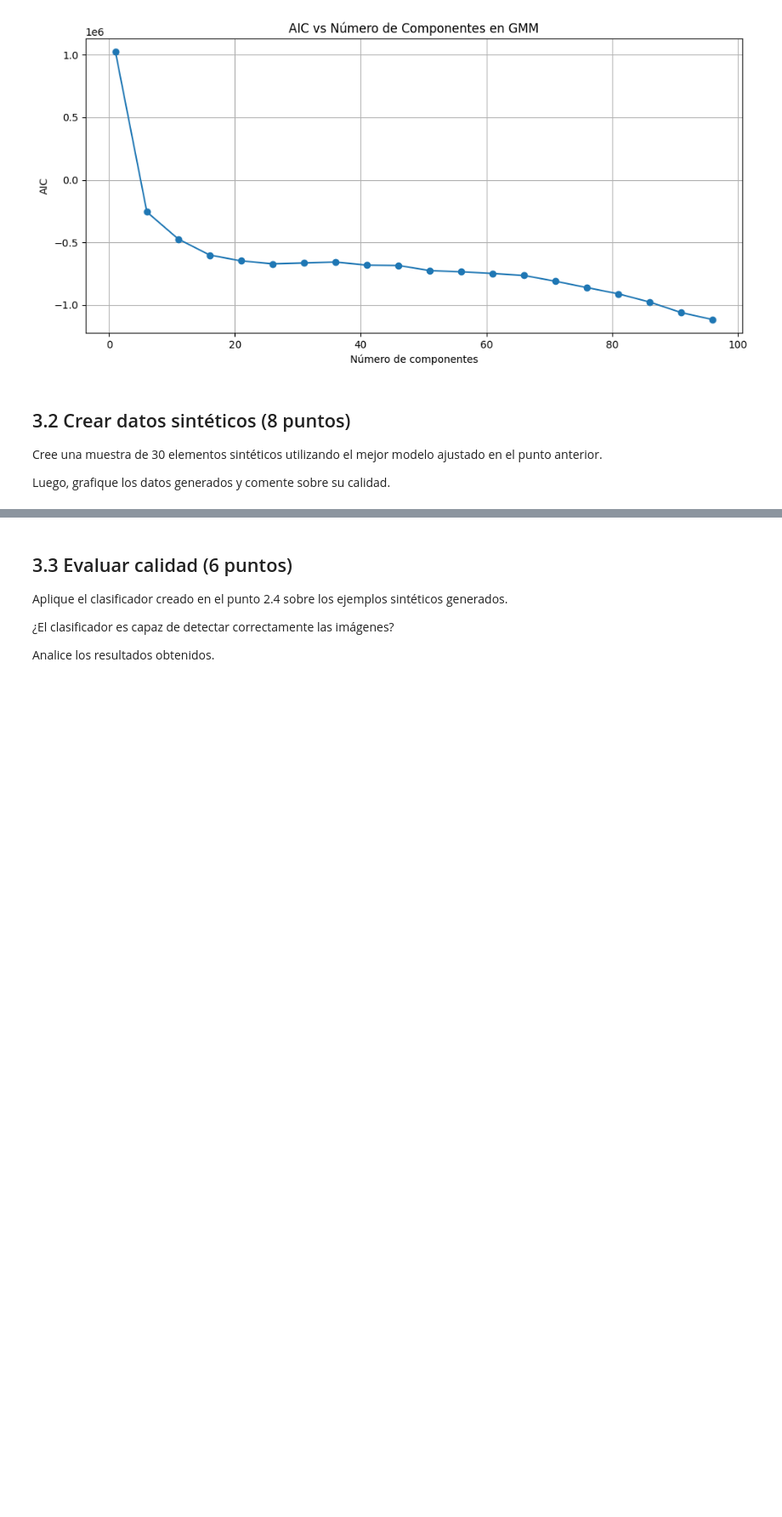
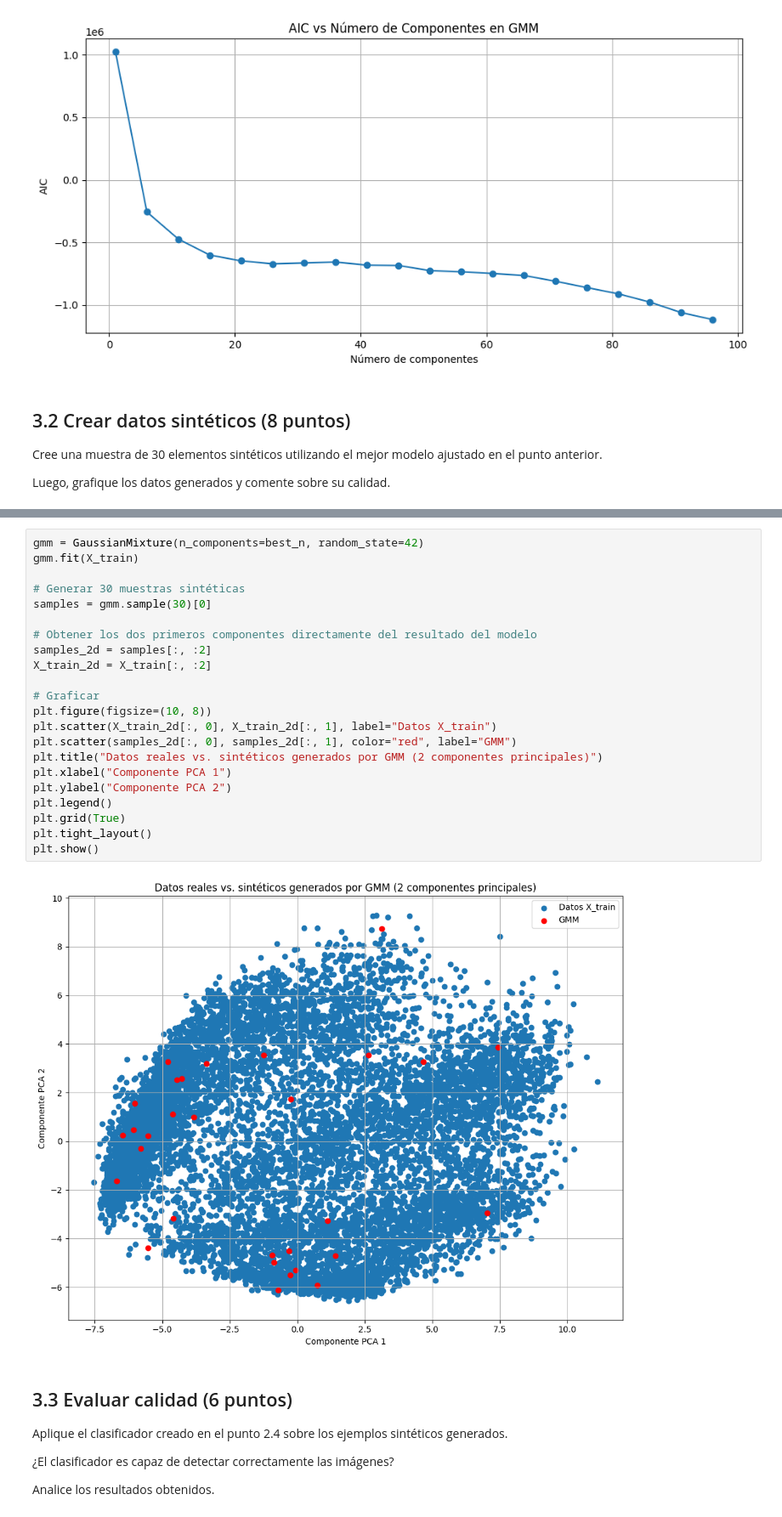
Before and after one commit to VicenteLavagnino/IIC2433, a Jupyter notebook: Tareas/T3/T3-VicenteLavagnino.ipynb, the cells around one changed output, grey strips where cells are left out. Shown at 85% size. Saved outputs shown, nothing was run; the diff lists cells and outputs as text; blank space fills up the shorter version.

```diff
--- a/Tareas/T3/T3-VicenteLavagnino.ipynb
+++ b/Tareas/T3/T3-VicenteLavagnino.ipynb
@@ -498,3 +502,27 @@ RESPUESTA:
+# %%
+gmm = GaussianMixture(n_components=best_n, random_state=42)
+gmm.fit(X_train)
+
+# Generar 30 muestras sintéticas
+samples = gmm.sample(30)[0]
+
+# Obtener los dos primeros componentes directamente del resultado del modelo
+samples_2d = samples[:, :2]
+X_train_2d = X_train[:, :2]
+
+# Graficar
+plt.figure(figsize=(10, 8))
+plt.scatter(X_train_2d[:, 0], X_train_2d[:, 1], label="Datos X_train")
+plt.scatter(samples_2d[:, 0], samples_2d[:, 1], color="red", label="GMM")
+plt.title("Datos reales vs. sintéticos generados por GMM (2 componentes principales)")
+plt.xlabel("Componente PCA 1")
+plt.ylabel("Componente PCA 2")
+plt.legend()
+plt.grid(True)
+plt.tight_layout()
+plt.show()
+# %% [output]
+[figure, added]
 # %% [markdown]
 ## 3.3 Evaluar calidad (6 puntos)
 
```
Also changed, not shown: parts of 22 cells of this notebook.
